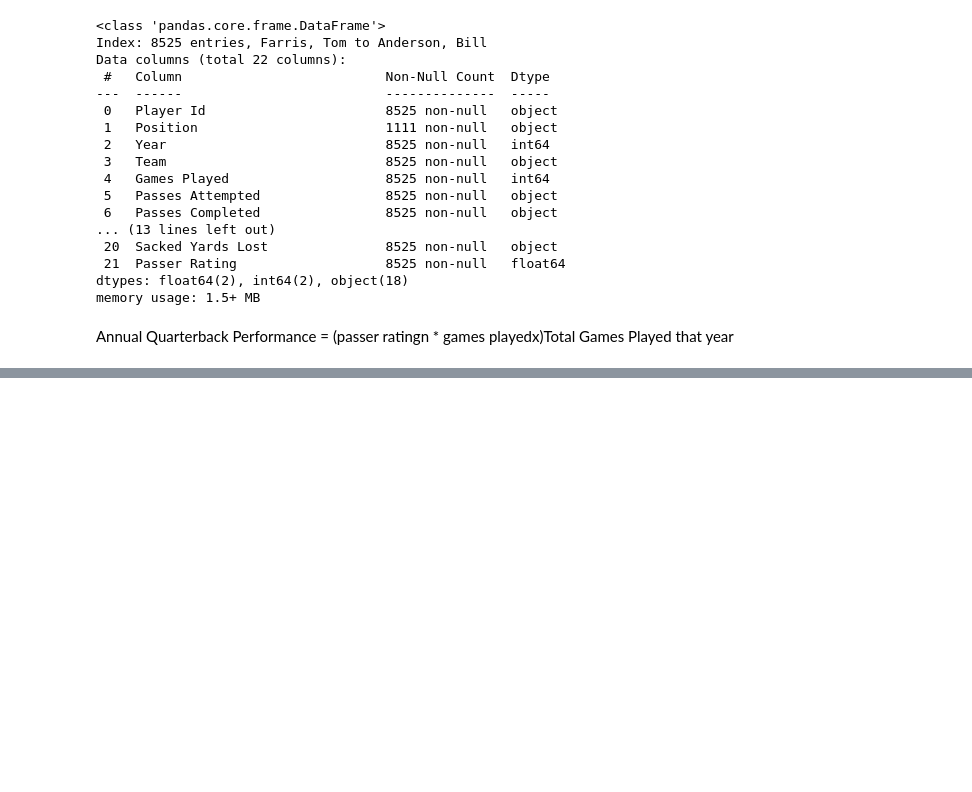
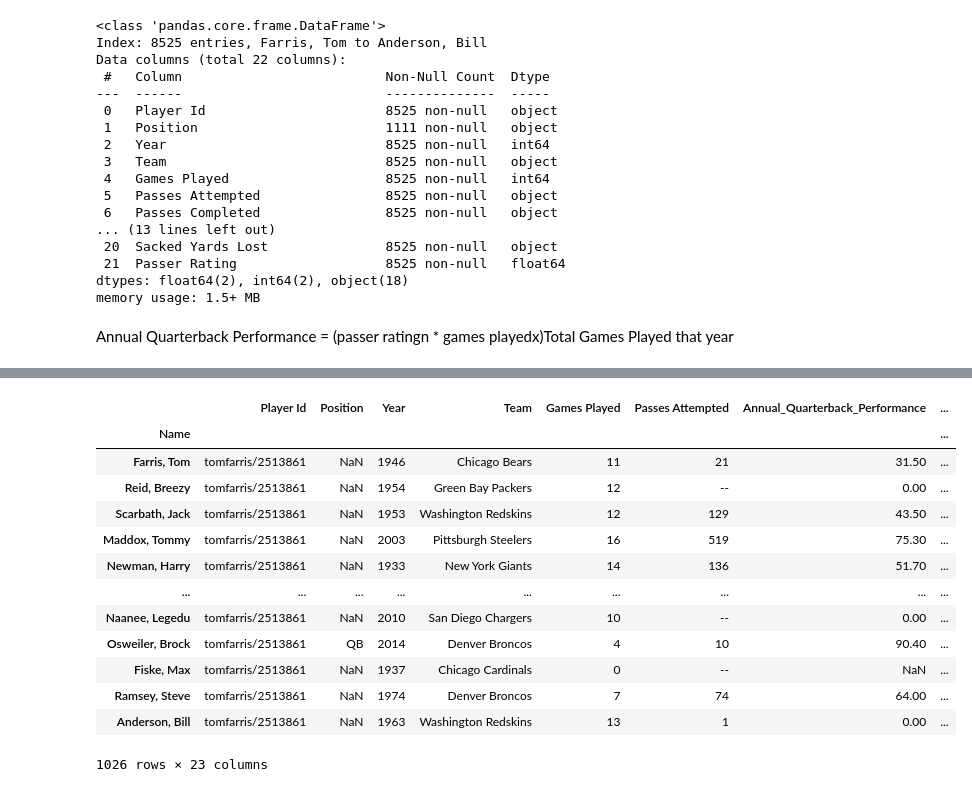
Before and after one commit to prabuarjunan/AI-ML-NFL-Dataset, a Jupyter notebook: NFL_Data_Analysis_PA_CSP.ipynb, the cells around one changed output, grey strips where cells are left out. Drawn from its saved outputs; the diff is of its cells as text; code cells hidden in the pictures; blank space fills up the shorter version.

```diff
--- a/NFL_Data_Analysis_PA_CSP.ipynb
+++ b/NFL_Data_Analysis_PA_CSP.ipynb
@@ -127,0 +158,17 @@ memory usage: 1.7+ MB
+# %%
+df_CSP
+# %% [output]
+|  | Player Id | Position | Year | Team | Games Played | Passes Attempted | Annual_Quarterback_Performance | ... |
+| Name |  |  |  |  |  |  |  | ... |
+| Farris, Tom | tomfarris/2513861 | NaN | 1946 | Chicago Bears | 11 | 21 | 31.50 | ... |
+| Reid, Breezy | tomfarris/2513861 | NaN | 1954 | Green Bay Packers | 12 | -- | 0.00 | ... |
+| Scarbath, Jack | tomfarris/2513861 | NaN | 1953 | Washington Redskins | 12 | 129 | 43.50 | ... |
+| Maddox, Tommy | tomfarris/2513861 | NaN | 2003 | Pittsburgh Steelers | 16 | 519 | 75.30 | ... |
+| Newman, Harry | tomfarris/2513861 | NaN | 1933 | New York Giants | 14 | 136 | 51.70 | ... |
+| ... | ... | ... | ... | ... | ... | ... | ... | ... |
+| Naanee, Legedu | tomfarris/2513861 | NaN | 2010 | San Diego Chargers | 10 | -- | 0.00 | ... |
+| Osweiler, Brock | tomfarris/2513861 | QB | 2014 | Denver Broncos | 4 | 10 | 90.40 | ... |
+| Fiske, Max | tomfarris/2513861 | NaN | 1937 | Chicago Cardinals | 0 | -- | NaN | ... |
+| Ramsey, Steve | tomfarris/2513861 | NaN | 1974 | Denver Broncos | 7 | 74 | 64.00 | ... |
+| Anderson, Bill | tomfarris/2513861 | NaN | 1963 | Washington Redskins | 13 | 1 | 0.00 | ... |
+1026 rows × 23 columns
```
Also changed, not shown: parts of 11 cells of this notebook.
